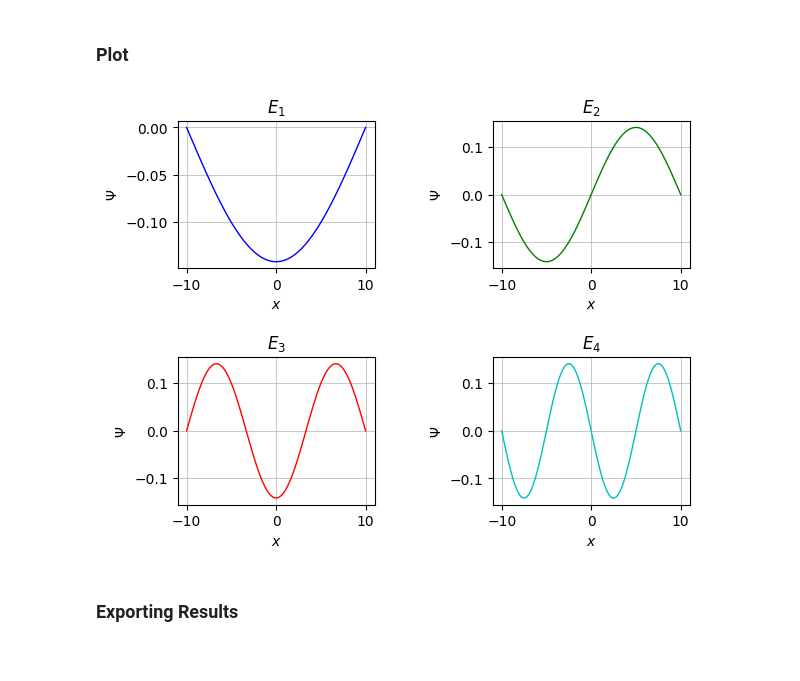
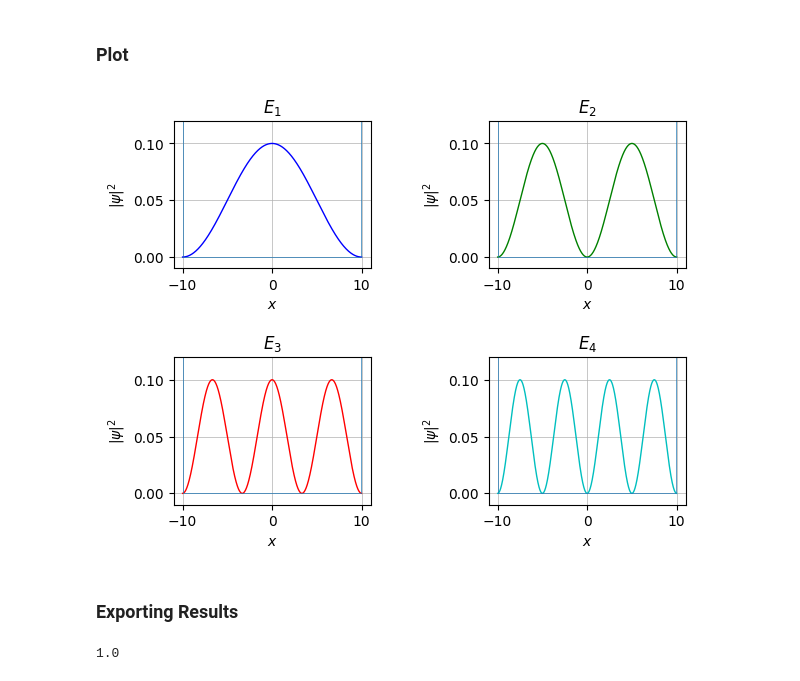
Before and after one commit to VolinM/perturbation, a Jupyter notebook: time_independent.ipynb, the cells around one changed output. Cells and saved outputs as stored; diff of their text form; code cells hidden in the pictures.

```diff
--- a/time_independent.ipynb
+++ b/time_independent.ipynb
@@ -120,8 +126,7 @@ dx = xs[1]-xs[0]        # step size
 # Definition of the potential function
 
 def potential(x):
-    return 0
-    if (a+1*dx) < x < (b-1*dx):
+    if (a < x < b):
         return 0
     else:
         return 1e20
@@ -132,7 +137,7 @@ def potential(x):
 # %%
 # Creating the kinetic energy matrix
 
-T = np.zeros((N-2)**2).reshape(N-2,N-2)
+T = np.zeros((N-2)**2, dtype=np.float64).reshape(N-2,N-2)
 
 for i,row in enumerate(T):
     for j,col in enumerate(row):
@@ -149,7 +154,7 @@ T = -T*(hbar**2/(2*dx**2))
 # %%
 # Creating the potential energy matrix
 
-V = np.zeros((N-2)**2).reshape(N-2,N-2)
+V = np.zeros((N-2)**2, dtype=np.float64).reshape(N-2,N-2)
 
 for i,row in enumerate(V):
     for j,col in enumerate(row):
@@ -182,28 +188,32 @@ print(energies)
 # Normalizing
 for i in range(len(z)):
     v = vec[:,z[i]]
-    v = v/np.sqrt(np.sum(v*v))
+    norm = integrate.simpson(v**2,xs)
+    v = v/np.sqrt(norm)
     vec[:,z[i]] = v
 # %% [markdown]
 ### Plot
 # %%
 fig, ax = plt.subplots(nrows=2, ncols=2,)
 colors = ['b','g','r','c']
 
+V = np.array([potential(x) for x in xs])
+
 for i,row in enumerate(ax):
     for j,col in enumerate(row):
         n = 2*i +j
-        col.plot(xs,vec[:,z[n]], lw=1, color=colors[n], label="{} ".format(i))
+        col.plot(xs,(vec[:,z[n]])**2, lw=1, color=colors[n], label="{} ".format(i))
+        col.plot(xs,V,lw=0.5)
         col.grid(lw=0.5)
         col.set_title('$E_{}$'.format(n+1))
         col.set_xlabel('$x$')
-        col.set_ylabel('$\Psi$')
-        # col.set_xlim([-11, 11])
-        # col.set_ylim([-0.1, 0.1])
+        col.set_ylabel('$|\psi|^2$')
+        col.set_xlim([-11, 11])
+        col.set_ylim([-0.01, 0.12])
 
 plt.subplots_adjust(left=0.1, bottom=0.1, right=0.9,top=0.9, wspace=0.6, hspace=0.6)
 # %% [output]
-[figure, old version]
+[figure, new version]
 # %% [markdown]
 ### Exporting Results
 # %%
@@ -211,6 +221,10 @@ ti_wf = {'xs' : xs,
                     0:vec[:,z[0]],
                     1:vec[:,z[1]],
                     2:vec[:,z[2]],
-                    3:vec[:,z[n]]}
+                    3:vec[:,z[3]]}
+
+print(integrate.simpson(vec[:,z[3]]**2,xs))
 
 np.save("ti_wf.npy",ti_wf,allow_pickle=True)
+# %% [output]
+1.0
```
Also changed, not shown: parts of 3 cells of this notebook, 1 other file.
